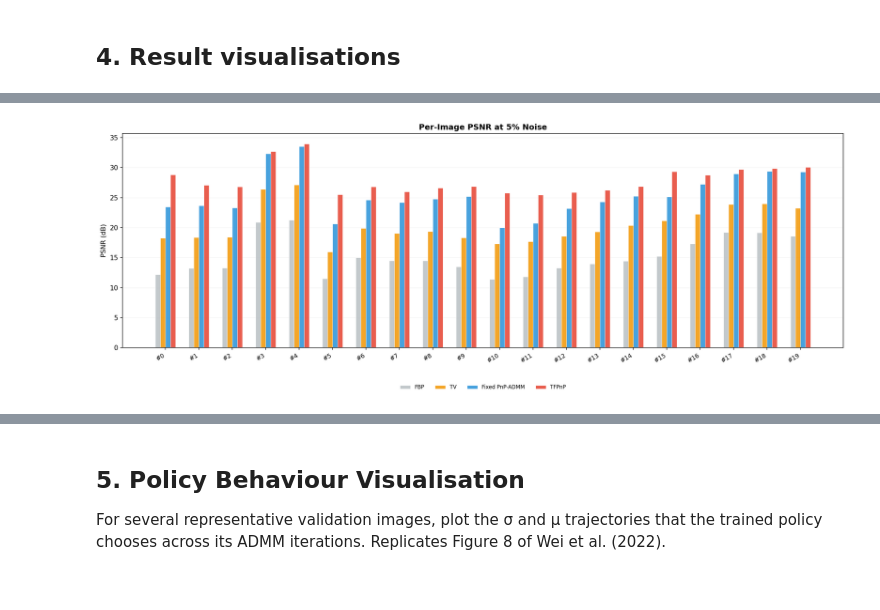
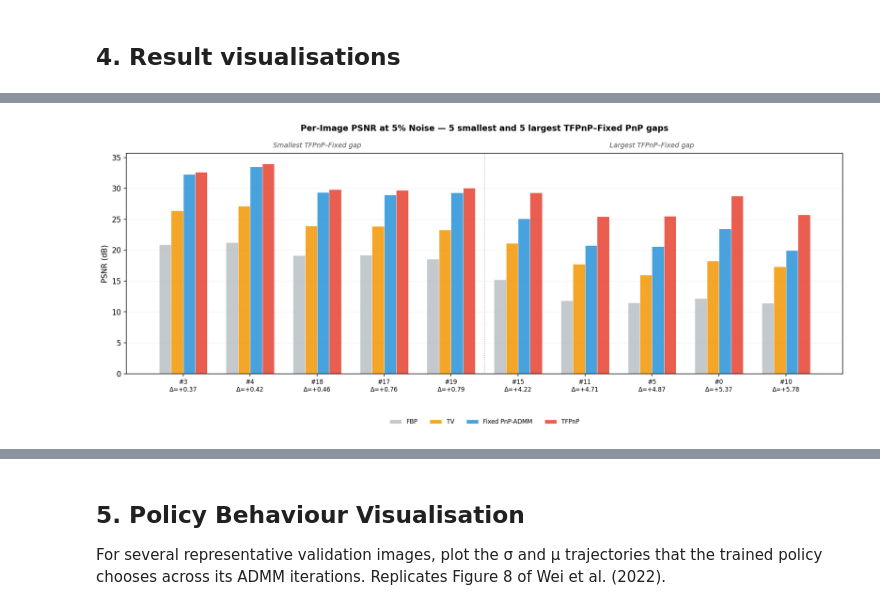
Before and after one commit to EmiliaZabrzanska/ct_reconstruction, a Jupyter notebook: notebooks/10_experiments_and_results.ipynb, the cells around one changed output, grey strips where cells are left out. Cells and saved outputs as stored; diff of their text form; code cells hidden in the pictures.

Commit message:
added new eval plot

```diff
--- a/notebooks/10_experiments_and_results.ipynb
+++ b/notebooks/10_experiments_and_results.ipynb
@@ -432,26 +460,44 @@ for ax, metric, ylabel in zip(axes, metrics_names, metric_labels):
     ax.set_ylim(top=ax.get_ylim()[1] * 1.08)   # headroom for labels
 
 plt.suptitle(f'Reconstruction Quality at 5% Noise — {len(test_images)} Test Images',
-             fontsize=12, fontweight='bold')
+             fontsize=12, fontweight='bold', y=0.95)
 plt.tight_layout(rect=[0, 0, 1, 0.93])
 plt.savefig(output_dir / "01_metrics_comparison.pdf", bbox_inches="tight")
 plt.show()
 
 # ═══════════════════════════════════════════════════════════════════════════
-# FIGURE 2: Per-image PSNR comparison at 5% noise (auto-subsamples if >30)
+# FIGURE 2: Per-image PSNR — smallest and largest TFPnP-vs-Fixed PnP gaps
 # ═══════════════════════════════════════════════════════════════════════════
+# Show the n cases where TFPnP barely improves over Fixed PnP (floor of the
+# improvement) and the n cases where it wins by the largest margin (ceiling).
+# This focuses the figure on the most informative cases rather than arbitrary
+# evenly-spaced images. Each tick shows test ID + Δ = TFPnP − Fixed PnP.
+n_select = 5
 n_test = len(test_labels)
 
-if n_test > 30:
-    n_show = max(30, int(np.ceil(0.1 * n_test)))
-    show_indices = np.linspace(0, n_test - 1, n_show, dtype=int)
+if n_test <= 2 * n_select:
+    # Small test set — sort all by gap
+    tfpnp_psnrs = np.array([r['psnr'] for r in results_5pct['TFPnP']])
+    fixed_psnrs = np.array([r['psnr'] for r in results_5pct['Fixed PnP-ADMM']])
+    gaps = tfpnp_psnrs - fixed_psnrs
+    show_indices = np.argsort(gaps)
+    smallest_count = n_test
+    largest_count = 0
 else:
-    show_indices = np.arange(n_test)
+    tfpnp_psnrs = np.array([r['psnr'] for r in results_5pct['TFPnP']])
+    fixed_psnrs = np.array([r['psnr'] for r in results_5pct['Fixed PnP-ADMM']])
+    gaps = tfpnp_psnrs - fixed_psnrs
+    sorted_indices = np.argsort(gaps)
+    smallest = sorted_indices[:n_select]
+    largest = sorted_indices[-n_select:]
+    show_indices = np.concatenate([smallest, largest])
+    smallest_count = n_select
+    largest_count = n_select
 
-fig, ax = plt.subplots(figsize=(16, 6))
+fig, ax = plt.subplots(figsize=(14, 6))
 x_pos = np.arange(len(show_indices))
 n_methods = len(METHODS)
-width = 0.15
+width = 0.18
 offset = (n_methods - 1) * width / 2
 
 for i, (method, color, label) in enumerate(zip(METHODS, colors, method_labels)):
@@ -460,20 +506,48 @@ for i, (method, color, label) in enumerate(zip(METHODS, colors, method_labels)):
            label=method, color=color, alpha=0.9,
            edgecolor='white', linewidth=0.5)
 
-labels_subset = [test_labels[idx].replace('test_', '#') for idx in show_indices]
+# Two-line x-tick: image ID on top, Δ value below
+gap_vals = [results_5pct['TFPnP'][idx]['psnr'] -
+            results_5pct['Fixed PnP-ADMM'][idx]['psnr']
+            for idx in show_indices]
+labels_subset = [
+    f"{test_labels[idx].replace('test_', '#')}\nΔ={gap:+.2f}"
+    for idx, gap in zip(show_indices, gap_vals)
+]
 ax.set_xticks(x_pos)
-ax.set_xticklabels(labels_subset, rotation=30, ha='right', fontsize=9)
+ax.set_xticklabels(labels_subset, fontsize=8)
 
-if n_test > 30:
-    title = (f'Per-Image PSNR at 5% Noise '
-             f'({len(show_indices)} of {n_test} images, evenly spaced)')
+# Visual divider between smallest-gap and largest-gap groups
+if smallest_count > 0 and largest_count > 0:
+    from matplotlib.transforms import blended_transform_factory
+    divider_x = smallest_count - 0.5
+
+    # Divider: data-x, axes-y → goes from bottom to top of plot area
+    ax.axvline(divider_x, color='gray', linestyle=':',
+               linewidth=1, alpha=0.6)
+
+    # Group labels: data-x (so they centre over the bar groups),
+    # axes-y at 1.02 (just above the plot, below the title)
+    trans = blended_transform_factory(ax.transData, ax.transAxes)
+    ax.text(smallest_count / 2 - 0.5, 1.02,
+            'Smallest TFPnP–Fixed gap',
+            transform=trans, ha='center', va='bottom',
+            fontsize=9, color='#555', style='italic')
+    ax.text(smallest_count + largest_count / 2 - 0.5, 1.02,
+            'Largest TFPnP–Fixed gap',
+            transform=trans, ha='center', va='bottom',
+            fontsize=9, color='#555', style='italic')
+
+    title = (f'Per-Image PSNR at 5% Noise — '   # or '5.0% Noise' in the script
+             f'{smallest_count} smallest and {largest_count} largest '
+             f'TFPnP–Fixed PnP gaps')
 else:
     title = 'Per-Image PSNR at 5% Noise'
 
 ax.set_ylabel('PSNR (dB)', fontsize=10)
-ax.set_title(title, fontsize=12, fontweight='bold')
+ax.set_title(title, fontsize=11, fontweight='bold', pad=30)
 ax.legend(fontsize=8, ncol=n_methods, loc='upper center',
-          bbox_to_anchor=(0.5, -0.15), frameon=False)
+          bbox_to_anchor=(0.5, -0.18), frameon=False)
 ax.grid(axis='y', alpha=0.2, linewidth=0.5)
 ax.set_axisbelow(True)
 ax.set_ylim(bottom=0)
@@ -485,7 +559,7 @@ plt.show()
 # ═══════════════════════════════════════════════════════════════════════════
 # FIGURE 3: PSNR vs noise level (like paper Table 5 but as a line plot)
 # ═══════════════════════════════════════════════════════════════════════════
-fig, axes = plt.subplots(1, 3, figsize=(16, 6))
+fig, axes = plt.subplots(1, 3, figsize=(16, 5))
 noise_pcts = np.array([5, 7.5, 10])
 
 for ax, metric, ylabel in zip(axes, metrics_names, metric_labels):
@@ -506,7 +580,7 @@ handles, labels = axes[0].get_legend_handles_labels()
 fig.legend(handles, labels, loc='lower center', ncol=len(METHODS),
            bbox_to_anchor=(0.5, -0.02), frameon=False, fontsize=9)
 
-plt.suptitle('Reconstruction Quality vs Noise Level', fontsize=12, fontweight='bold')
+plt.suptitle('Reconstruction Quality vs Noise Level', fontsize=12, fontweight='bold', y=0.95)
 plt.tight_layout(rect=[0, 0.05, 1, 0.93])
 plt.savefig(output_dir / "03_metrics_vs_noise.pdf", bbox_inches="tight")
 plt.show()
@@ -515 +589 @@ plt.show()
-[figure, old version]
+[figure, new version]
```
Also changed, not shown: parts of 6 cells of this notebook, 19 other files.
